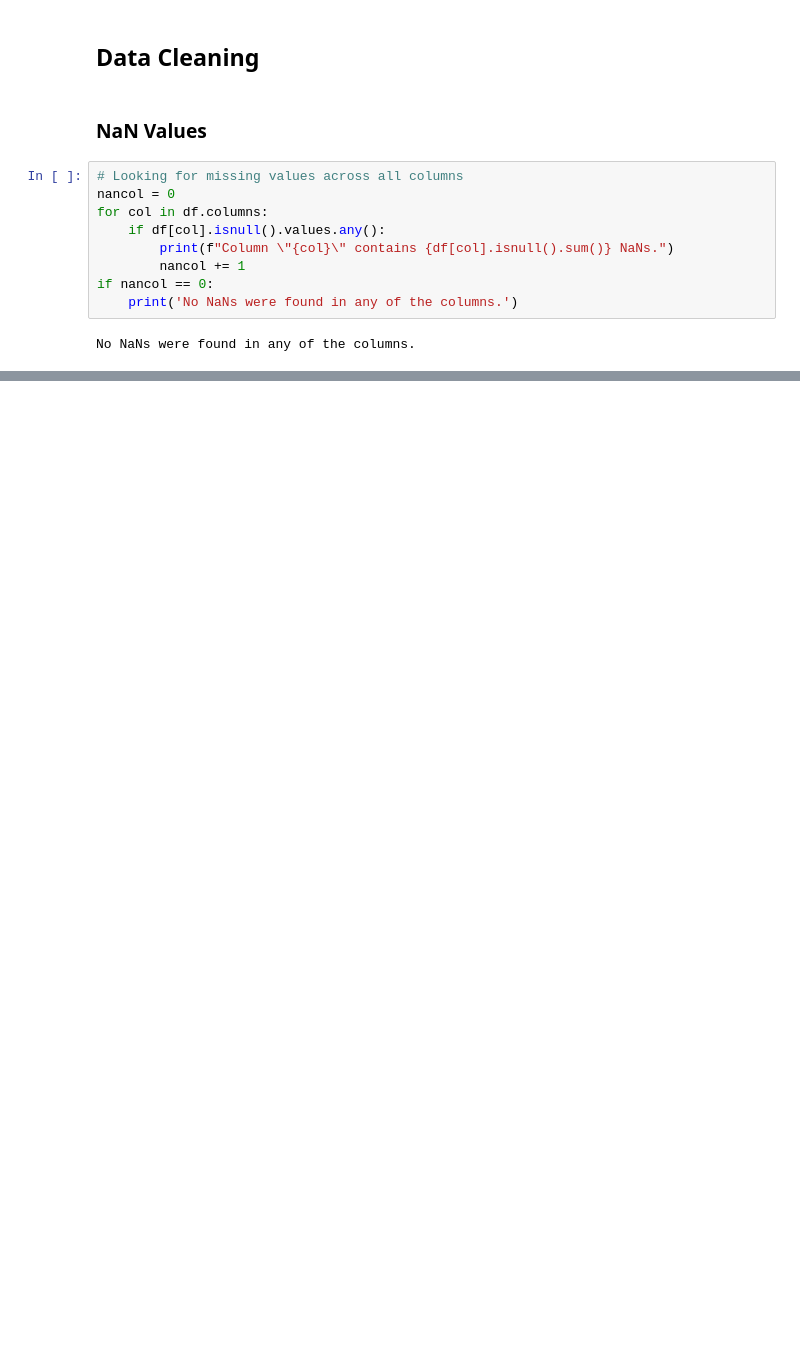
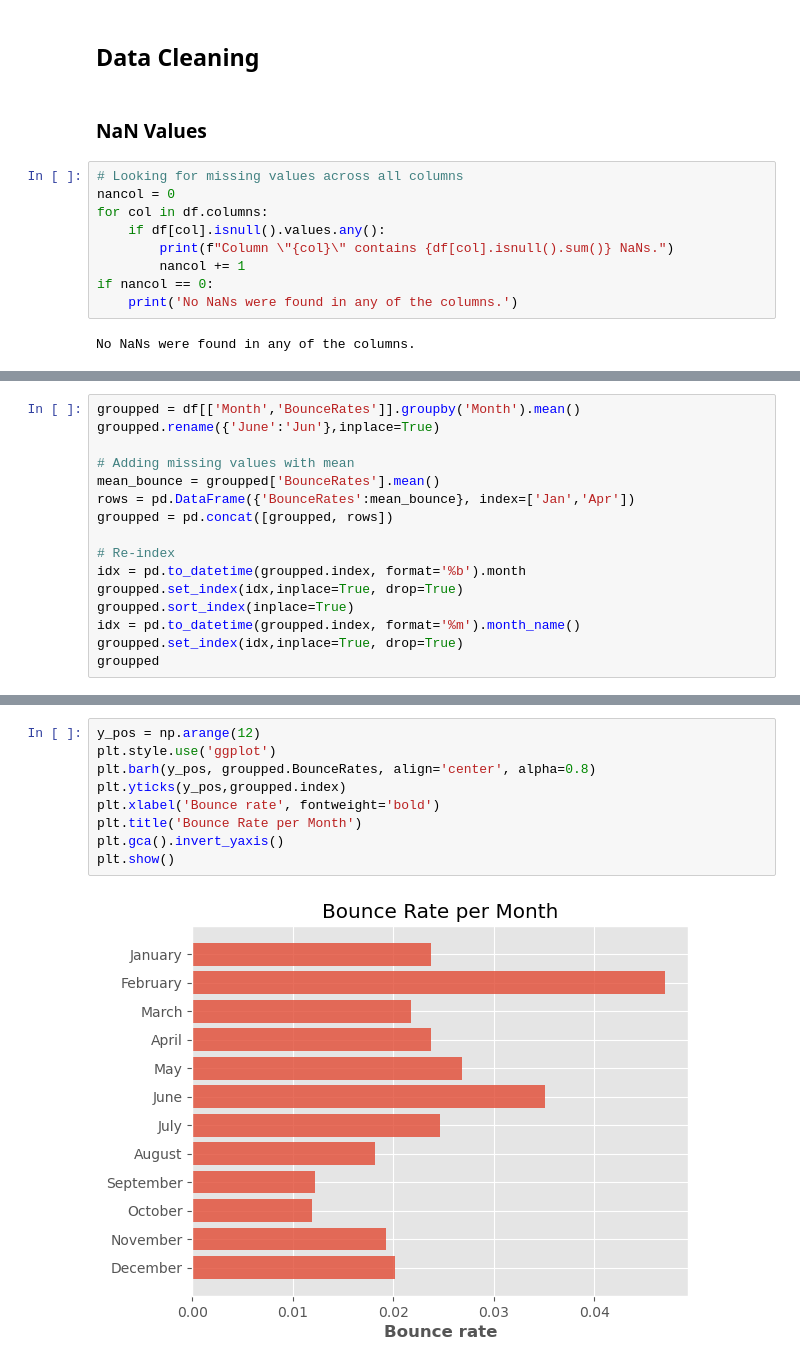
Before and after one commit to isaac-co/online-shopper-intention, a Jupyter notebook: shopper-intention.ipynb, the cells around one changed output, grey strips where cells are left out. Cells and saved outputs as stored; diff of their text form; blank space fills up the shorter version.

```diff
--- a/shopper-intention.ipynb
+++ b/shopper-intention.ipynb
@@ -61,0 +97,16 @@ No NaNs were found in any of the columns.
+# %%
+groupped = df[['Month','BounceRates']].groupby('Month').mean()
+groupped.rename({'June':'Jun'},inplace=True)
+
+# Adding missing values with mean
+mean_bounce = groupped['BounceRates'].mean()
+rows = pd.DataFrame({'BounceRates':mean_bounce}, index=['Jan','Apr'])
+groupped = pd.concat([groupped, rows])
+
+# Re-index
+idx = pd.to_datetime(groupped.index, format='%b').month
+groupped.set_index(idx,inplace=True, drop=True)
+groupped.sort_index(inplace=True)
+idx = pd.to_datetime(groupped.index, format='%m').month_name()
+groupped.set_index(idx,inplace=True, drop=True)
+groupped
@@ -61,0 +127,11 @@ No NaNs were found in any of the columns.
+# %%
+y_pos = np.arange(12)
+plt.style.use('ggplot')
+plt.barh(y_pos, groupped.BounceRates, align='center', alpha=0.8)
+plt.yticks(y_pos,groupped.index)
+plt.xlabel('Bounce rate', fontweight='bold')
+plt.title('Bounce Rate per Month')
+plt.gca().invert_yaxis()
+plt.show()
+# %% [output]
+[figure, added]
```
Also changed, not shown: parts of 19 cells of this notebook.
